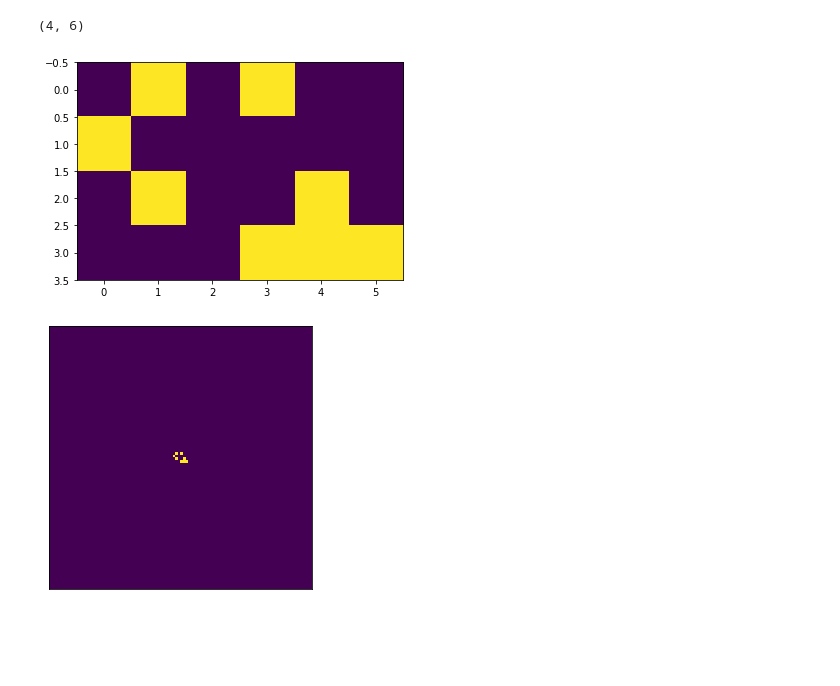
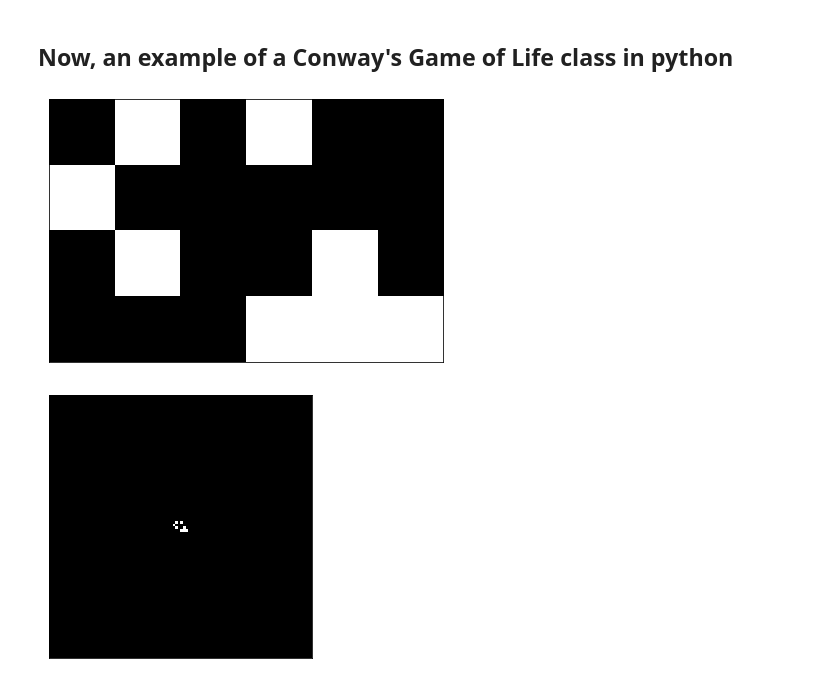
Before and after one commit to GuignardLab/CMB-M2-Coding-Turing, a Jupyter notebook: notebooks/3.GameOfLife.ipynb, the cells around one changed output. Drawn from its saved outputs; the diff is of its cells as text; code cells hidden in the pictures; blank space fills up the shorter version.

```diff
--- a/notebooks/3.GameOfLife.ipynb
+++ b/notebooks/3.GameOfLife.ipynb
@@ -16,3 +181,5 @@ a *= 2 # a = a * 2
+# %% [markdown]
+## Now, an example of a Conway's Game of Life class in python
 # %%
 from scipy.signal import convolve2d
 import numpy as np
@@ -25,36 +192,49 @@ class GameOfLife:
         [1, 0, 1],
         [1, 1, 1]
     ])
+    boundary = "wrap"
 
-    def iteration(self):
+    def iterations(self, nb_iter=1):
         """
         Run one iteration of the automaton and update the current state with its new value
+
+        Args:
+            nb_iter (int): specify how many iterations have to be ran (default 1)
         """
-        # Counting the neighbors
-        nb_neighbs = convolve2d(self.current_state, self.kernel, boundary='wrap', mode='same')
+        for _ in range(nb_iter):
+            # Counting the neighbors
+            # Changing the boundary parameter will change the behavior of the game of life.
+            nb_neighbs = convolve2d(self.current_state, self.kernel, boundary=self.boundary, mode='same')
 
-        # Checking the rules:
-        #   Any live cell with two or three live neighbours survives.
-        #   Any dead cell with three live neighbours becomes a live cell.
-        #   All other live cells die in the next generation. Similarly, all other dead cells stay dead.
-        new_live  = ((nb_neighbs == 3) | (nb_neighbs == 2)) & self.current_state
-        new_live |= ((nb_neighbs == 3) & (~self.current_state))
-        self.current_state = new_live
+            # Checking the rules:
+            #   Any live cell with two or three live neighbours survives.
+            new_live  = ((nb_neighbs == 3) | (nb_neighbs == 2)) & self.current_state
+
+            #   Any dead cell with three live neighbours becomes a live cell.
+            new_live |= ((nb_neighbs == 3) & (~self.current_state))
+            #   All other live cells die in the next generation. Similarly, all other dead cells stay dead.
+            self.current_state = new_live
 
     def plot(self):
         """
         Plot the current state of the automaton
         """
+        if isinstance(self, GameOfLife):
+            image = self.current_state
+        else:
+            image = self
         fig, ax = plt.subplots()
-        ax.imshow(self.current_state, interpolation='nearest')
+        ax.imshow(image, interpolation='nearest', cmap="gray")
         ax.set_xticks([])
         ax.set_yticks([])
         fig.tight_layout()
         plt.show()
 
-    def __init__(self, initial_state):
+    def __init__(self, initial_state, boundary=None):
         self.initial_state = initial_state
         self.current_state = initial_state
+        if boundary:
+            self.boundary = boundary
 # %%
 init_state = np.array(
     [
@@ -64,15 +244,14 @@ init_state = np.array(
         [0, 0, 0, 1, 1, 1]
     ], dtype=int
 )
-plt.imshow(init_state, interpolation='nearest')
+GameOfLife.plot(init_state)
 # %% [output]
-(4, 6)
-[figure, old version]
+[figure, new version]
 # %%
 size = 100
 init_state_large = np.zeros((size, size), dtype=bool)
 init_state_large[size//2-2:size//2+2, size//2-3:size//2+3] = init_state
-game_of_life = GameOfLife(init_state_large)
+game_of_life = GameOfLife(init_state_large, boundary="wrap")
 game_of_life.plot()
 # %% [output]
-[figure, old version]
+[figure, new version]
```
Also changed, not shown: parts of 28 cells of this notebook, 12 other files.
